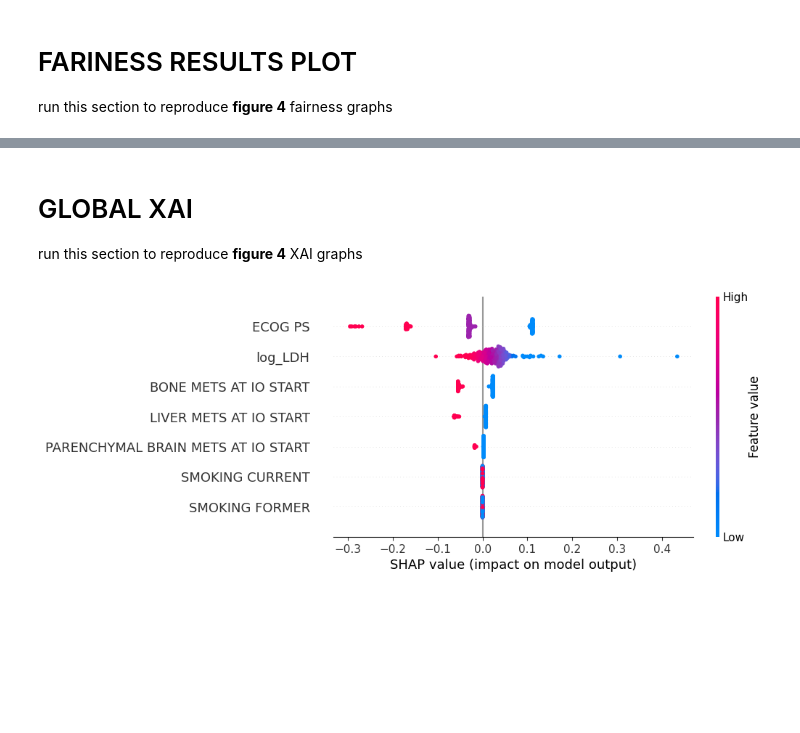
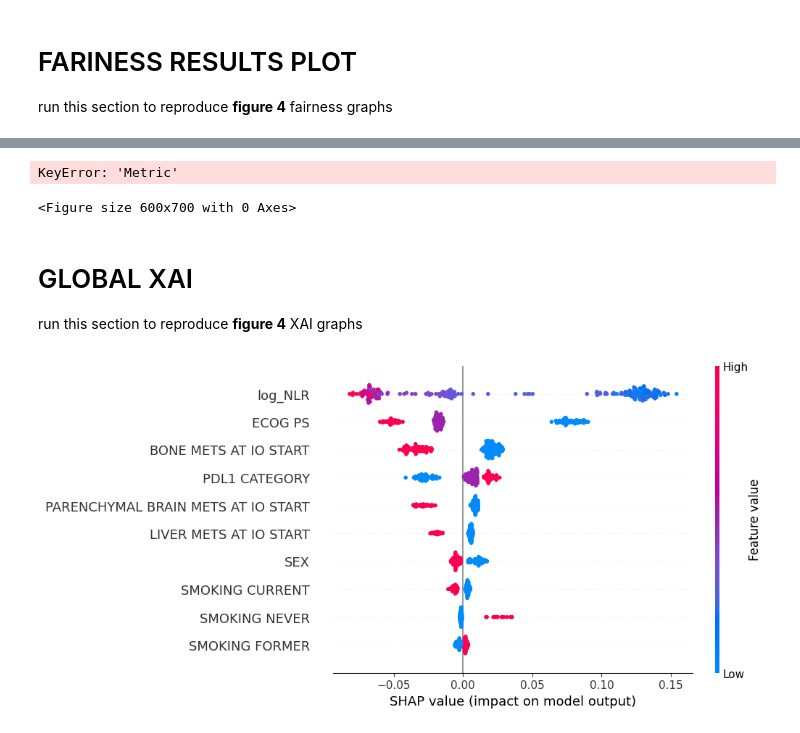
Before and after one commit to CostanzaSiniscalchi/I3LUNG_PDSS, a Jupyter notebook: graphs_classification.ipynb, the cells around one changed output, grey strips where cells are left out. Saved outputs shown, nothing was run; the diff lists cells and outputs as text; code cells hidden in the pictures; blank space fills up the shorter version.

```diff
--- a/graphs_classification.ipynb
+++ b/graphs_classification.ipynb
@@ -767,0 +940,18 @@ Failed to add labels: 'ErrorbarContainer' object has no attribute 'patches'
+# %%
+# Plot external validation sex fairness - TPR
+if len(exval_sex_fairness_df) > 0:
+    exval_sex_patients = {}
+    for outcome_name, results in exval_sex_results.items():
+        exval_sex_patients[outcome_name] = results['counts']
+
+    plot_fairness_by_group(
+        fairness_df=exval_sex_fairness_df,
+        metric='TPR',
+        group_col='Sex',
+        patients_per_outcome=exval_sex_patients,
+        outcome_thresholds=OUTCOME_THRESHOLDS_TPR,
+        title_suffix='(External Validation)'
+    )
+# %% [output]
+KeyError: 'Metric'
+<Figure size 600x700 with 0 Axes>
@@ -769,12 +1165,12 @@ Failed to add labels: 'ErrorbarContainer' object has no attribute 'patches'
 # GLOBAL XAI
 run this section to reproduce **figure 4** XAI graphs
 # %%
-outcome = 'DCR' #   'OS_6' | 'OS_24' | 'DCR'
-model = joblib.load(f'mlef_pipeline/results/{outcome}/C23/RWD/model_LR.pkl')  # model_LR or model_RF
+outcome = 'OS_24' #   'OS_6' | 'OS_24' | 'DCR'
+model = joblib.load(f'mlef_pipeline/results/{outcome}/C23/RWD/model_RF.pkl')  # model_LR or model_RF
 train = pd.read_csv(f'mlef_pipeline/results/{outcome}/C23/RWD/train_set.csv')
 test = pd.read_csv(f'mlef_pipeline/results/{outcome}/C23/RWD/test_set.csv')
 X_tr = train[model.feature_names_in_]
 X_test = test[model.feature_names_in_]
 shap_beeswarm(model, X_tr, X_test)
 # %% [output]
-[figure, old version]
+[figure, new version]
```
Also changed, not shown: parts of 22 cells of this notebook, 2 other files.
